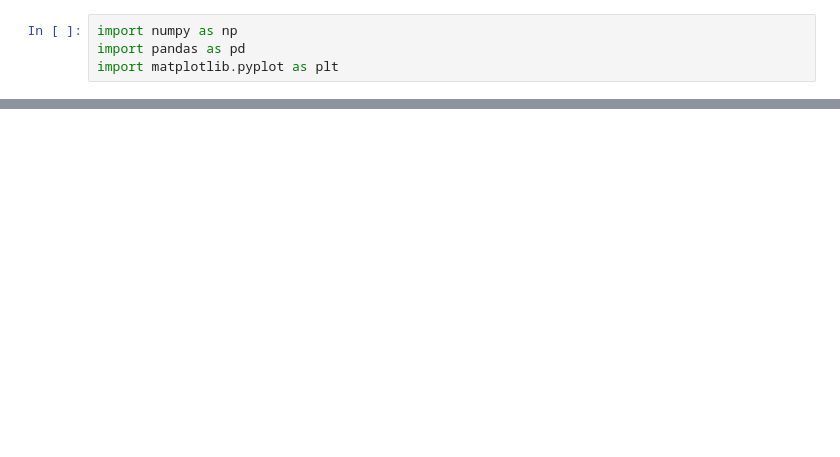
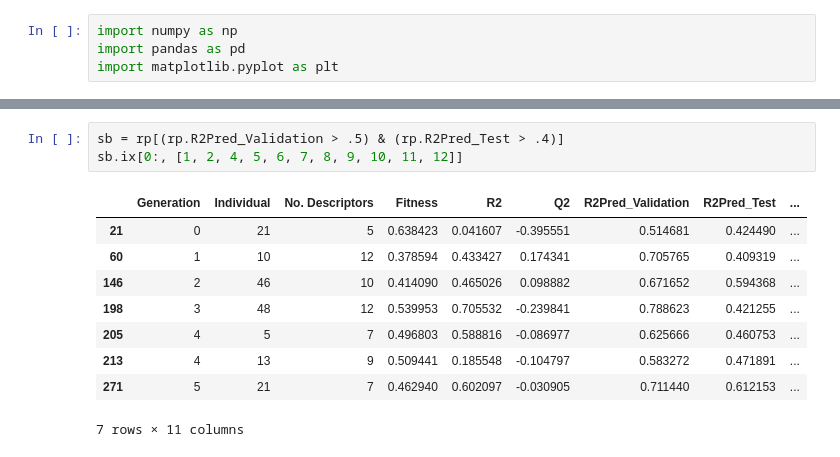
Before and after one commit to ipkCoder/HIV_Neural_Nets, a Jupyter notebook: ANN/program/parse_hiv_results.ipynb, the cells around one changed output, grey strips where cells are left out. Saved outputs shown, nothing was run; the diff lists cells and outputs as text; blank space fills up the shorter version.

```diff
--- a/ANN/program/parse_hiv_results.ipynb
+++ b/ANN/program/parse_hiv_results.ipynb
@@ -30,0 +105,13 @@ plt.show()
+# %%
+sb = rp[(rp.R2Pred_Validation > .5) & (rp.R2Pred_Test > .4)]
+sb.ix[0:, [1, 2, 4, 5, 6, 7, 8, 9, 10, 11, 12]]
+# %% [output]
+|  | Generation | Individual | No. Descriptors | Fitness | R2 | Q2 | R2Pred_Validation | R2Pred_Test | ... |
+| 21 | 0 | 21 | 5 | 0.638423 | 0.041607 | -0.395551 | 0.514681 | 0.424490 | ... |
+| 60 | 1 | 10 | 12 | 0.378594 | 0.433427 | 0.174341 | 0.705765 | 0.409319 | ... |
+| 146 | 2 | 46 | 10 | 0.414090 | 0.465026 | 0.098882 | 0.671652 | 0.594368 | ... |
+| 198 | 3 | 48 | 12 | 0.539953 | 0.705532 | -0.239841 | 0.788623 | 0.421255 | ... |
+| 205 | 4 | 5 | 7 | 0.496803 | 0.588816 | -0.086977 | 0.625666 | 0.460753 | ... |
+| 213 | 4 | 13 | 9 | 0.509441 | 0.185548 | -0.104797 | 0.583272 | 0.471891 | ... |
+| 271 | 5 | 21 | 7 | 0.462940 | 0.602097 | -0.030905 | 0.711440 | 0.612153 | ... |
+7 rows × 11 columns
```
Also changed, not shown: parts of 14 cells of this notebook.
